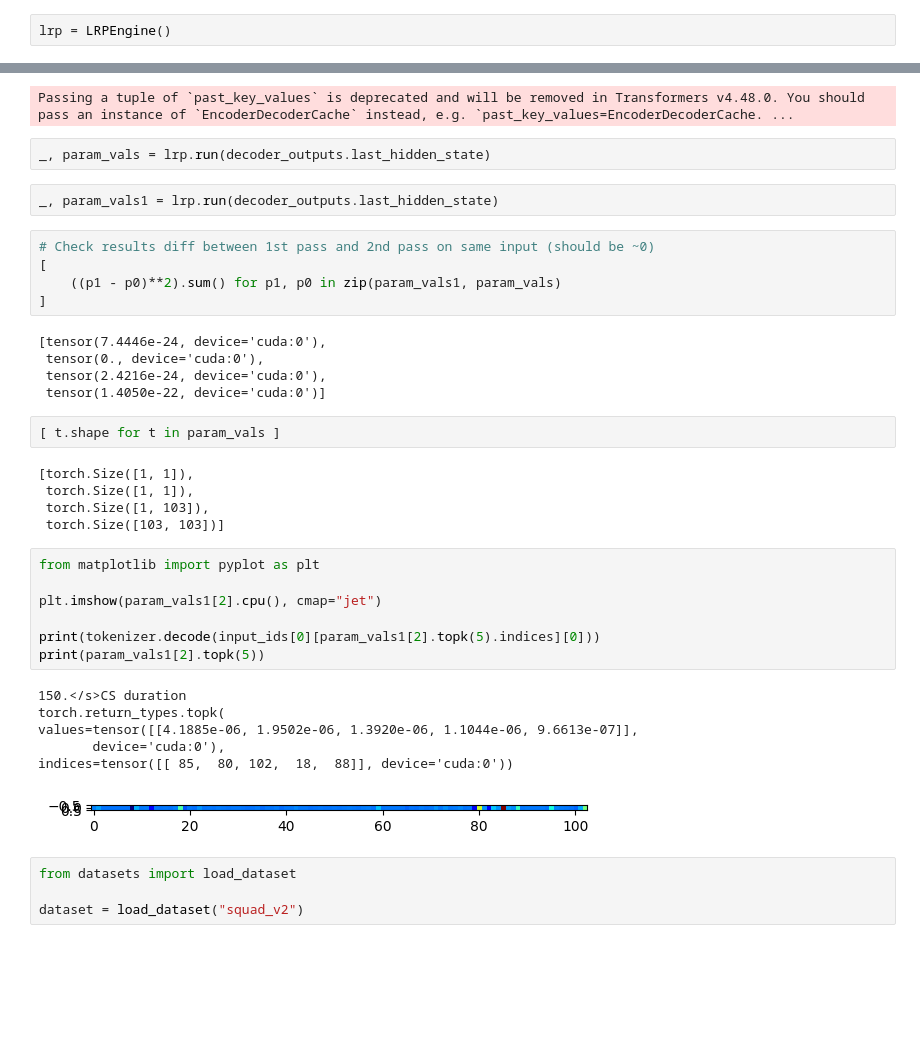
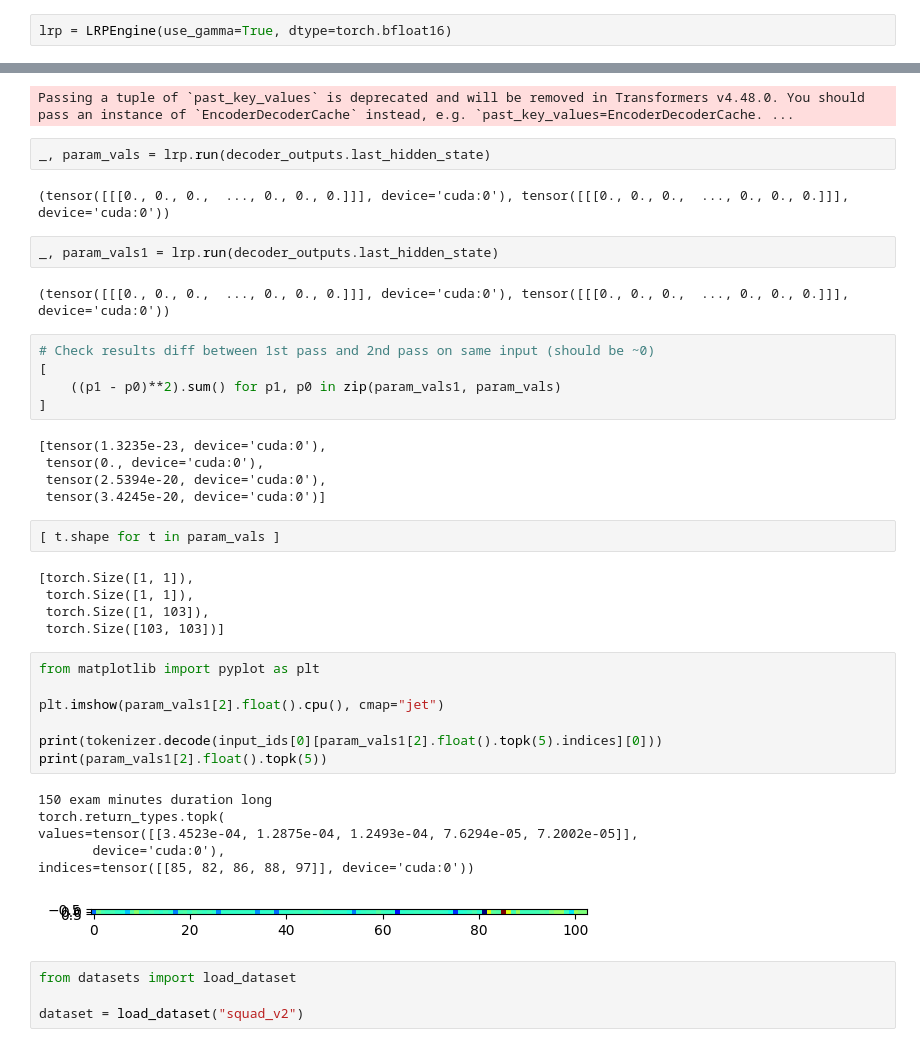
Before and after one commit to keeinlev/dynamicLRP, a Jupyter notebook: src/experiments/t5-flan-squad.ipynb, the cells around one changed output, grey strips where cells are left out. Drawn from its saved outputs; the diff is of its cells as text; blank space fills up the shorter version.

```diff
--- a/src/experiments/t5-flan-squad.ipynb
+++ b/src/experiments/t5-flan-squad.ipynb
@@ -29,7 +49,7 @@ def run_flan_encode_decode(input_ids):
 # %%
 from lrp_engine import LRPEngine, checkpoint_hook
 # %%
-lrp = LRPEngine()
+lrp = LRPEngine(use_gamma=True, dtype=torch.bfloat16)
 # %%
 prompt = "'Welcome to the final examination for this term's offering of CS100. Please remove all headphones and earbuds, as well as hats and hoods. Place your bag under your desk so that it does not block the aisle. You are permitted writing instruments, a clear water bottle, and any aids listed on the front of your booklet. The exam will be 150 minutes in duration. You may now begin.' How long is the exam?"
 input_ids = tokenizer(prompt, return_tensors="pt").to(device)["input_ids"]
@@ -39,18 +59,22 @@ decoder_outputs = run_flan_encode_decode(input_ids)
 Passing a tuple of `past_key_values` is deprecated and will be removed in Transformers v4.48.0. You should pass an instance of `EncoderDecoderCache` instead, e.g. `past_key_values=EncoderDecoderCache. ...
 # %%
 _, param_vals = lrp.run(decoder_outputs.last_hidden_state)
+# %% [output]
+(tensor([[[0., 0., 0.,  ..., 0., 0., 0.]]], device='cuda:0'), tensor([[[0., 0., 0.,  ..., 0., 0., 0.]]], device='cuda:0'))
 # %%
 _, param_vals1 = lrp.run(decoder_outputs.last_hidden_state)
+# %% [output]
+(tensor([[[0., 0., 0.,  ..., 0., 0., 0.]]], device='cuda:0'), tensor([[[0., 0., 0.,  ..., 0., 0., 0.]]], device='cuda:0'))
 # %%
 # Check results diff between 1st pass and 2nd pass on same input (should be ~0)
 [
     ((p1 - p0)**2).sum() for p1, p0 in zip(param_vals1, param_vals)
 ]
 # %% [output]
-[tensor(7.4446e-24, device='cuda:0'),
+[tensor(1.3235e-23, device='cuda:0'),
  tensor(0., device='cuda:0'),
- tensor(2.4216e-24, device='cuda:0'),
- tensor(1.4050e-22, device='cuda:0')]
+ tensor(2.5394e-20, device='cuda:0'),
+ tensor(3.4245e-20, device='cuda:0')]
 # %%
 [ t.shape for t in param_vals ]
 # %% [output]
@@ -61,17 +85,17 @@ _, param_vals1 = lrp.run(decoder_outputs.last_hidden_state)
 # %%
 from matplotlib import pyplot as plt
 
-plt.imshow(param_vals1[2].cpu(), cmap="jet")
+plt.imshow(param_vals1[2].float().cpu(), cmap="jet")
 
-print(tokenizer.decode(input_ids[0][param_vals1[2].topk(5).indices][0]))
-print(param_vals1[2].topk(5))
+print(tokenizer.decode(input_ids[0][param_vals1[2].float().topk(5).indices][0]))
+print(param_vals1[2].float().topk(5))
 # %% [output]
-150.</s>CS duration
+150 exam minutes duration long
 torch.return_types.topk(
-values=tensor([[4.1885e-06, 1.9502e-06, 1.3920e-06, 1.1044e-06, 9.6613e-07]],
+values=tensor([[3.4523e-04, 1.2875e-04, 1.2493e-04, 7.6294e-05, 7.2002e-05]],
        device='cuda:0'),
-indices=tensor([[ 85,  80, 102,  18,  88]], device='cuda:0'))
+indices=tensor([[85, 82, 86, 88, 97]], device='cuda:0'))
-[figure, old version]
+[figure, new version]
 # %%
 from datasets import load_dataset
 
```
Also changed, not shown: parts of 2 cells of this notebook, 30 other files.
